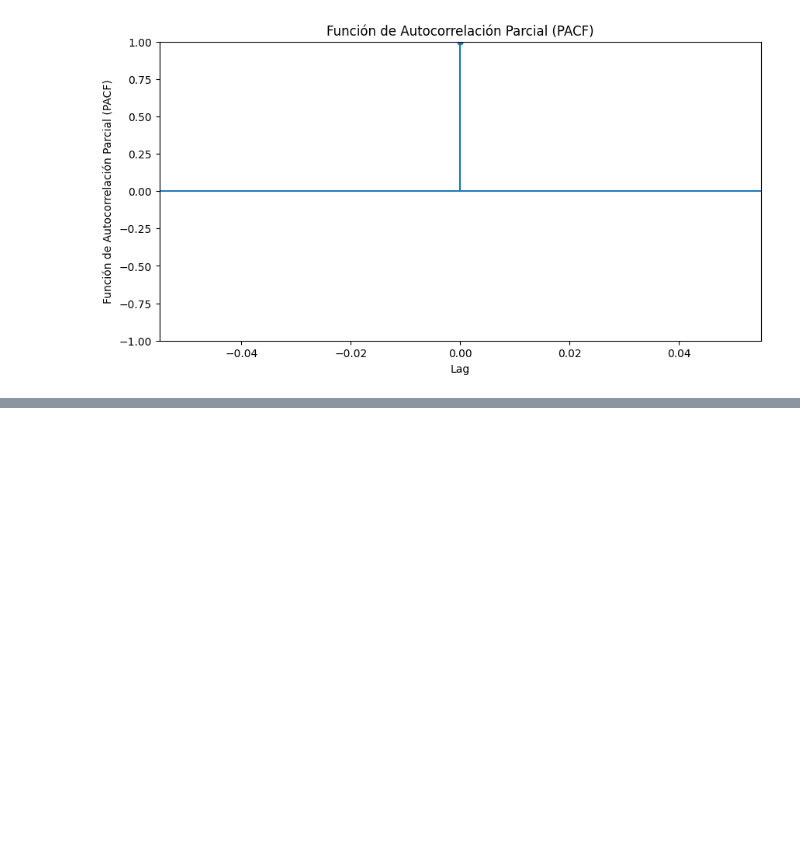
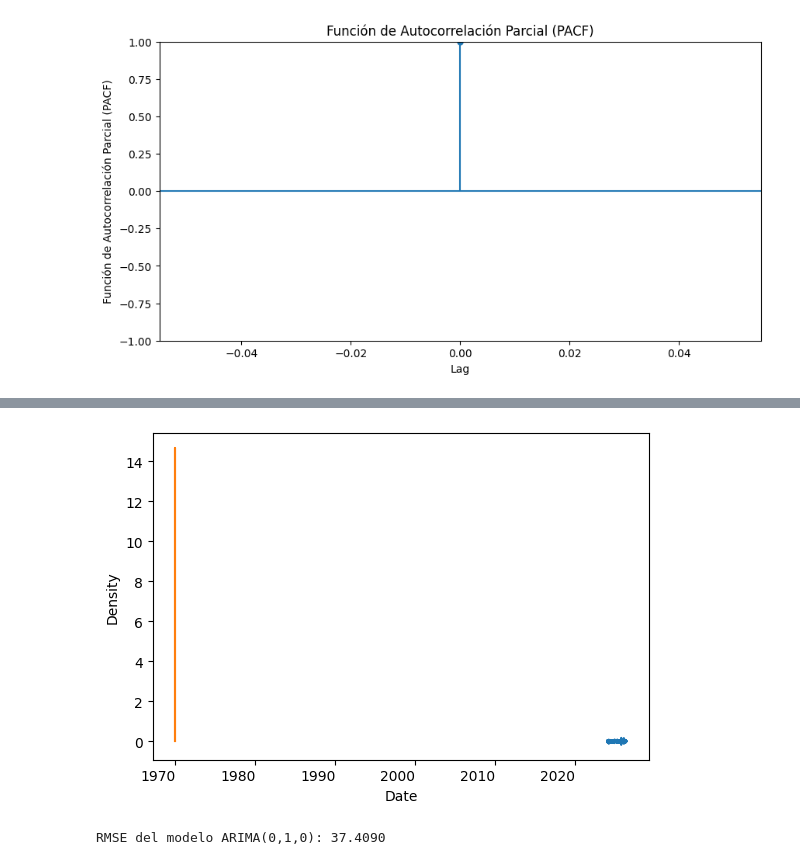
Before and after one commit to MartaPCastillo/Tesis, a Jupyter notebook: Grupo_Mexico.ipynb, the cells around one changed output, grey strips where cells are left out. Drawn from its saved outputs; the diff is of its cells as text; code cells hidden in the pictures; blank space fills up the shorter version.

```diff
--- a/Grupo_Mexico.ipynb
+++ b/Grupo_Mexico.ipynb
@@ -473,0 +499,8 @@ plt.show()
+# %%
+# Fit the ARIMA model
+# Initial ARIMA Model parameters
+p, d, q = 0,1,0
+model = ARIMA(df['rendimiento_log'], order=(p, d, q))
+model_fit = model.fit()
+model_summary = model_fit.summary()
+model_summary
@@ -473,0 +524,8 @@ plt.show()
+# %%
+# plot residual errors
+residuals = model_fit.resid
+residuals.plot()
+residuals.plot(kind='kde')
+plt.show()
+# %% [output]
+[figure, added]
@@ -473,0 +546,6 @@ plt.show()
+# %%
+# 5. Evaluación y Visualización
+rmse = math.sqrt(mean_squared_error(test, forecast))
+print(f"RMSE del modelo ARIMA(0,1,0): {rmse:.4f}")
+# %% [output]
+RMSE del modelo ARIMA(0,1,0): 37.4090
```
Also changed, not shown: parts of 30 cells of this notebook.
